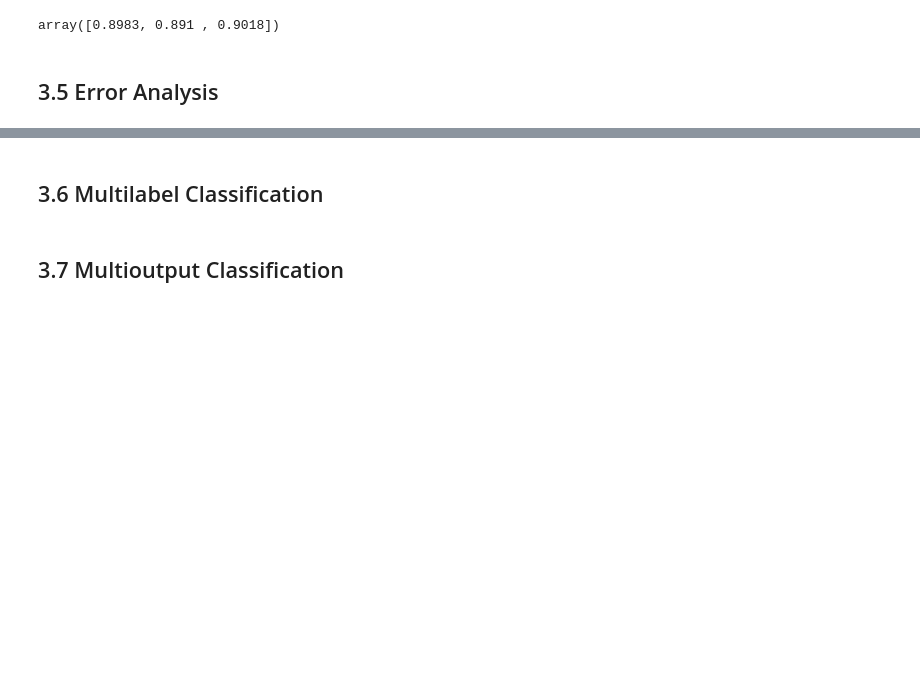
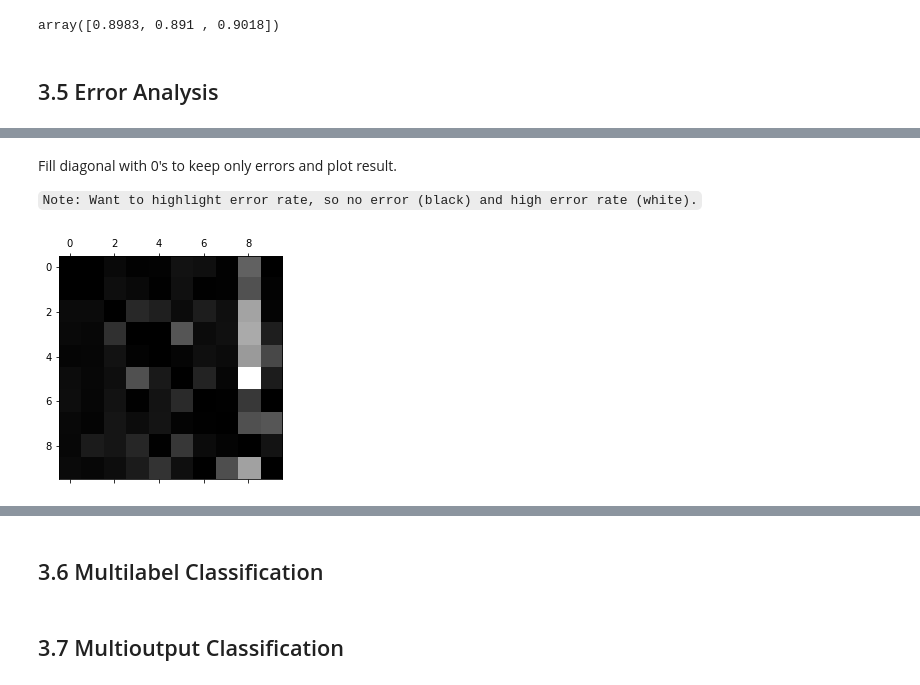
Before and after one commit to Brandon-Luong/Hands-On-Machine-Learning, a Jupyter notebook: 3-Classification.ipynb, the cells around one changed output, grey strips where cells are left out. Cells and saved outputs as stored; diff of their text form; code cells hidden in the pictures; blank space fills up the shorter version.

Commit message:
Finish 3.5 Error Analysis

```diff
--- a/3-Classification.ipynb
+++ b/3-Classification.ipynb
@@ -464,0 +500,13 @@ array([0.8983, 0.891 , 0.9018])
+# %%
+row_sums = conf_mx.sum(axis=1, keepdims=True)
+norm_conf_mx = conf_mx / row_sums
+# %% [markdown]
+Fill diagonal with 0's to keep only errors and plot result.
+
+`Note: Want to highlight error rate, so no error (black) and high error rate (white).`
+# %%
+np.fill_diagonal(norm_conf_mx, 0)
+plt.matshow(norm_conf_mx, cmap=plt.cm.gray)
+plt.show()
+# %% [output]
+[figure, added]
```
Also changed, not shown: parts of 11 cells of this notebook.
